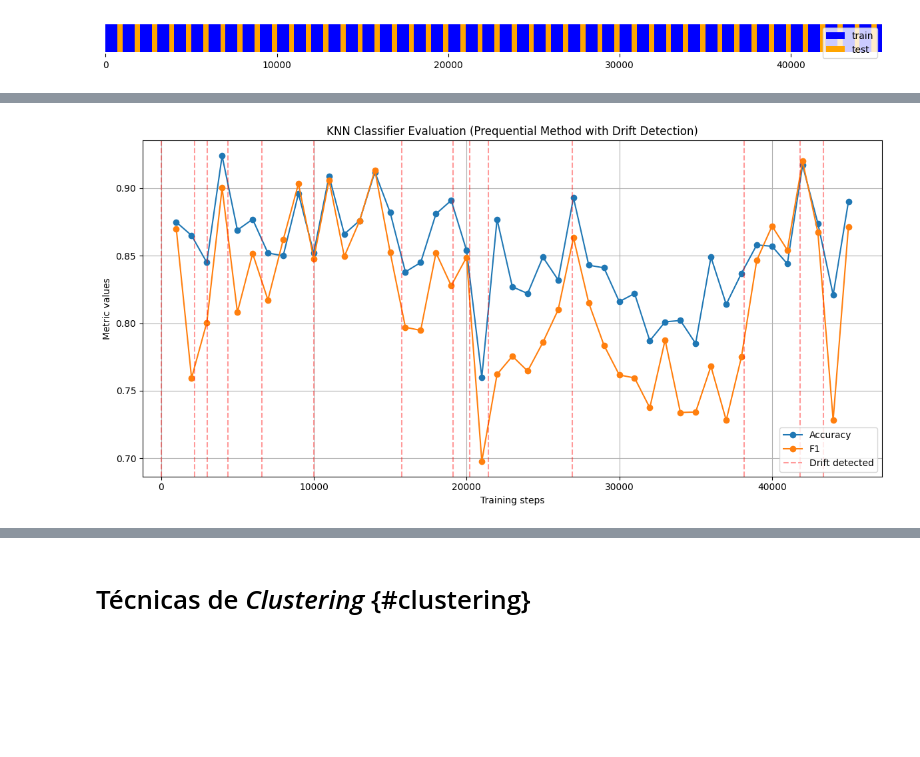
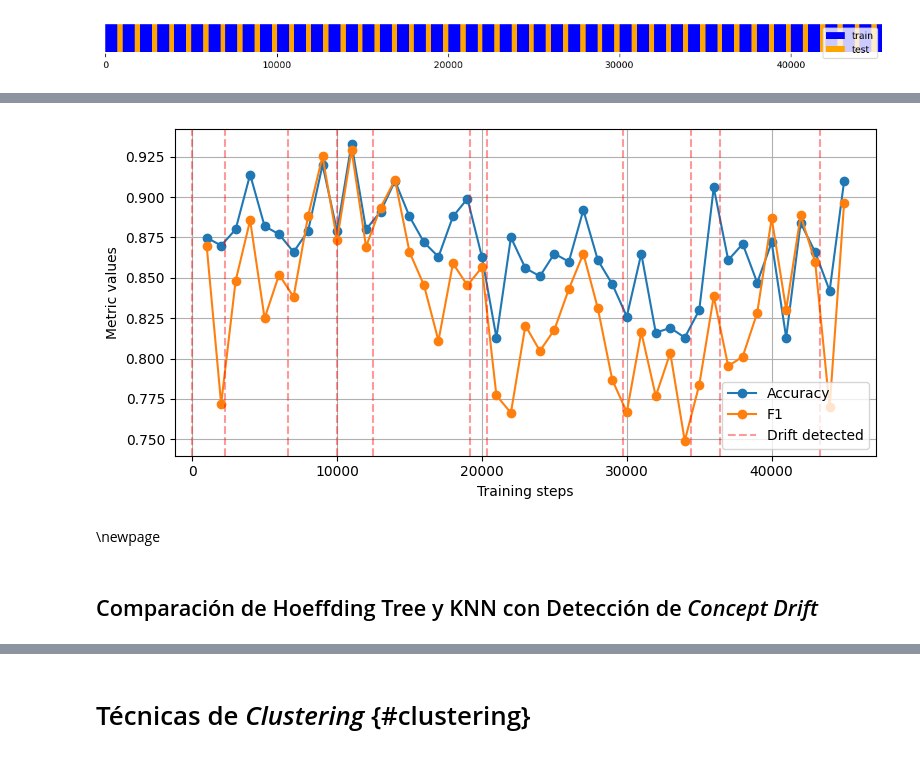
Before and after one commit to javiervela/electricity-pricing-online-learning, a Jupyter notebook: notebook.ipynb, the cells around one changed output, grey strips where cells are left out. Cells and saved outputs as stored; diff of their text form; code cells hidden in the pictures; blank space fills up the shorter version.

```diff
--- a/notebook.ipynb
+++ b/notebook.ipynb
@@ -254,4 +339,7 @@ plt.show()
 # %%
+# | echo: false
+
+
 def plot_evaluation_results(
     steps, results, metric_names, figure_title, drift_points=None
 ):
@@ -262,7 +350,7 @@ def plot_evaluation_results(
     if metric_names is None or len(metric_names) != num_metrics:
         metric_names = [f"Metric {i+1}" for i in range(num_metrics)]
 
-    plt.figure(figsize=(12, 6))
+    plt.figure(figsize=(8, 4))
 
     # Plot metrics
     for i, metric_values in enumerate(transposed):
@@ -513,31 +675,33 @@ compare_model_results(
 def train_prequential_drift(model, stream, metric_list, evaluation_interval=1000):
     steps = []
     results = []
-
-    # For drift detection
+    # Inicializar el detector de drift
     drift_detector = drift.ADWIN()
     drift_points = []
-
+    # Guardar el modelo original para reiniciarlo
+    original_model = model.clone()
+    # Iterar sobre el flujo de datos
     for i, (x, y) in enumerate(stream, start=1):
+        # Realizar la predicción
         y_pred = model.predict_one(x)
-
+        # Actualizar las métricas
         for metric in metric_list:
             if y_pred is not None:
                 metric.update(y, y_pred)
-
-        # Detect drift in prediction error
+        # Detectar drift
         if y_pred is not None:
             error = 0 if y == y_pred else 1
             drift_detector.update(error)
             if drift_detector.drift_detected:
                 drift_points.append(i)
-                # Reset the detector after drift is detected
+                # Reiniciar el detector de drift
                 drift_detector = drift.ADWIN()
-
+                # Reiniciar el modelo
+                model = original_model.clone()
+        # Reportar métricas de evaluación cada evaluation_interval
         if i % evaluation_interval == 0:
             results.append([metric.get() for metric in metric_list])
             steps.append(i)
-
+        # Aprender de la instancia
         model.learn_one(x, y)
-
     return steps, results, drift_points
@@ -570,8 +753,7 @@ plot_evaluation_results(
 # %%
 datatset_stream = datasets.Elec2()
 neighbors_model = compose.Pipeline(
-    preprocessing.StandardScaler(),
-    neighbors.KNNClassifier(),
+    preprocessing.StandardScaler(), neighbors.KNNClassifier()
 )
 metrics_list = [
     utils.Rolling(metrics.Accuracy(), window_size=1000),
@@ -582,12 +764,20 @@ neighbors_prequential_steps, neighbors_prequential_results, neighbors_drift_poin
     train_prequential_drift(neighbors_model, datatset_stream, metrics_list)
 )
 # %%
+# | echo: false
+# | label: fig-knn-prequential-drift-results
+# | fig-cap: "Resultados de la evaluación del modelo KNN utilizando el método Prequential con detección de Drift"
+
 plot_evaluation_results(
     neighbors_prequential_steps,
     neighbors_prequential_results,
     metric_names=["Accuracy", "F1"],
-    figure_title="KNN Classifier Evaluation (Prequential Method with Drift Detection)",
+    figure_title="",
     drift_points=neighbors_drift_points,
 )
 # %% [output]
-[figure, old version]
+[figure, new version]
+# %% [markdown]
+\newpage
+# %% [markdown]
+## Comparación de Hoeffding Tree y KNN con Detección de _Concept Drift_
```
Also changed, not shown: parts of 88 cells of this notebook, 1 other file.
